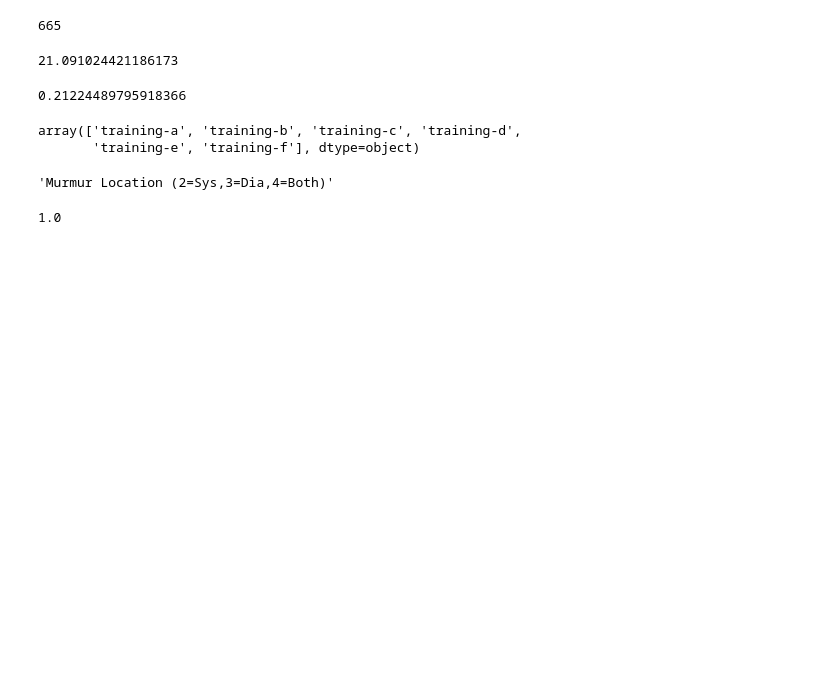
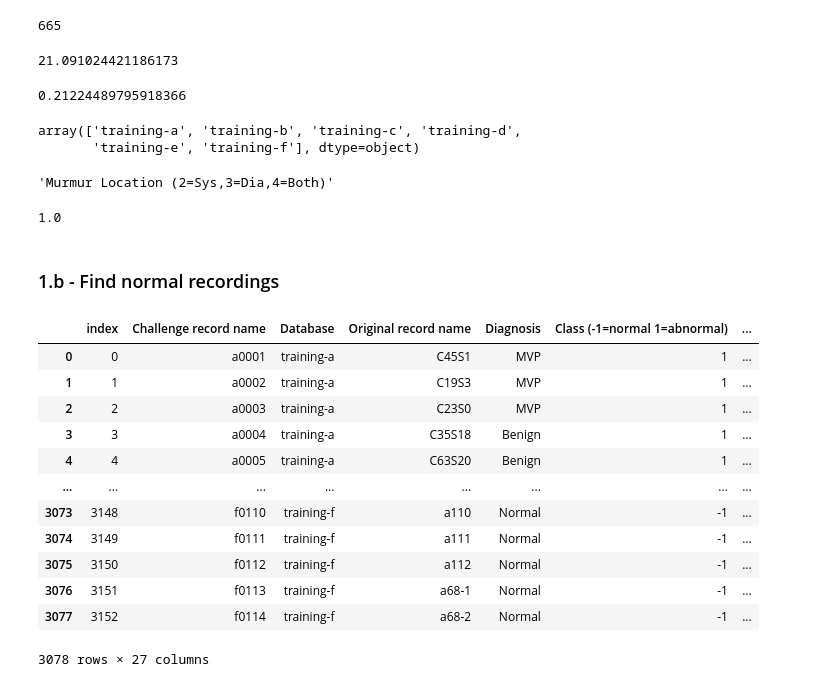
Before and after one commit to Rice-MECE-Capstone-Projects/Heart---Spring-2025, a Jupyter notebook: emmanuel-zerefa/physionet-exploration.ipynb, the cells around one changed output. Drawn from its saved outputs; the diff is of its cells as text; code cells hidden in the pictures; blank space fills up the shorter version.

```diff
--- a/emmanuel-zerefa/physionet-exploration.ipynb
+++ b/emmanuel-zerefa/physionet-exploration.ipynb
@@ -89,3 +93,22 @@ np.sum(murmur_present[normal_str]==1)/np.sum(murmur_present[normal_str]!=0)
 # naturally
 # %% [output]
 1.0
+# %% [markdown]
+### 1.b - Find normal recordings
+# %%
+normal_recordings = physio16_data[~murmur_locs] # any of these
+normal_recordings.reset_index()
+# %% [output]
+|  | index | Challenge record name | Database | Original record name | Diagnosis | Class (-1=normal 1=abnormal) | ... |
+| 0 | 0 | a0001 | training-a | C45S1 | MVP | 1 | ... |
+| 1 | 1 | a0002 | training-a | C19S3 | MVP | 1 | ... |
+| 2 | 2 | a0003 | training-a | C23S0 | MVP | 1 | ... |
+| 3 | 3 | a0004 | training-a | C35S18 | Benign | 1 | ... |
+| 4 | 4 | a0005 | training-a | C63S20 | Benign | 1 | ... |
+| ... | ... | ... | ... | ... | ... | ... | ... |
+| 3073 | 3148 | f0110 | training-f | a110 | Normal | -1 | ... |
+| 3074 | 3149 | f0111 | training-f | a111 | Normal | -1 | ... |
+| 3075 | 3150 | f0112 | training-f | a112 | Normal | -1 | ... |
+| 3076 | 3151 | f0113 | training-f | a68-1 | Normal | -1 | ... |
+| 3077 | 3152 | f0114 | training-f | a68-2 | Normal | -1 | ... |
+3078 rows × 27 columns
```
Also changed, not shown: parts of 11 cells of this notebook, 1 other file.
